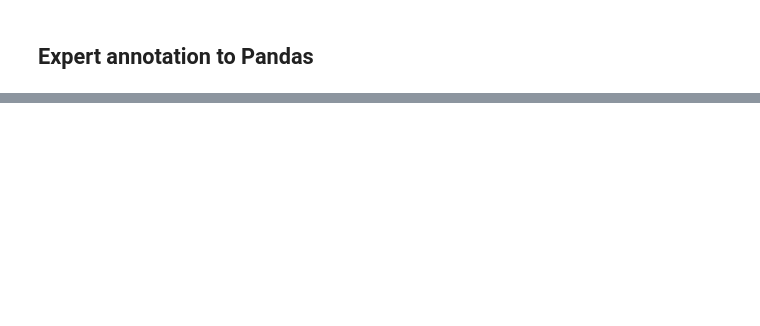
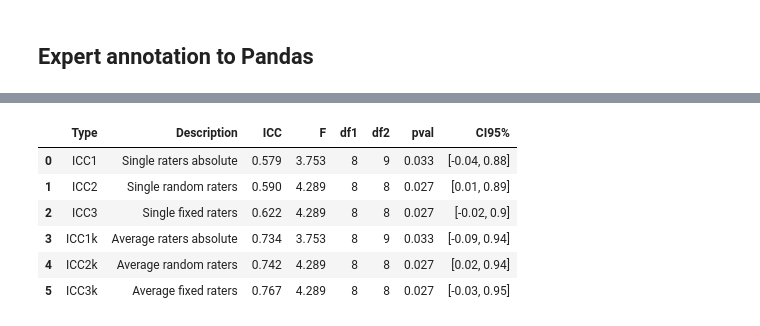
Before and after one commit to unil-ish/Hertziana_IconClass_Public, a Jupyter notebook: analytics/bhmpi_senti_iconclass_experts.ipynb, the cells around one changed output, grey strips where cells are left out. Saved outputs shown, nothing was run; the diff lists cells and outputs as text; code cells hidden in the pictures; blank space fills up the shorter version.

```diff
--- a/analytics/bhmpi_senti_iconclass_experts.ipynb
+++ b/analytics/bhmpi_senti_iconclass_experts.ipynb
@@ -68,0 +141,11 @@ icc
+# %%
+icc = pg.intraclass_corr(data=df, targets='ID', raters='Rater', ratings='introspection').round(3)
+icc
+# %% [output]
+|  | Type | Description | ICC | F | df1 | df2 | pval | CI95% |
+| 0 | ICC1 | Single raters absolute | 0.579 | 3.753 | 8 | 9 | 0.033 | [-0.04, 0.88] |
+| 1 | ICC2 | Single random raters | 0.590 | 4.289 | 8 | 8 | 0.027 | [0.01, 0.89] |
+| 2 | ICC3 | Single fixed raters | 0.622 | 4.289 | 8 | 8 | 0.027 | [-0.02, 0.9] |
+| 3 | ICC1k | Average raters absolute | 0.734 | 3.753 | 8 | 9 | 0.033 | [-0.09, 0.94] |
+| 4 | ICC2k | Average random raters | 0.742 | 4.289 | 8 | 8 | 0.027 | [0.02, 0.94] |
+| 5 | ICC3k | Average fixed raters | 0.767 | 4.289 | 8 | 8 | 0.027 | [-0.03, 0.95] |
```
Also changed, not shown: parts of 14 cells of this notebook, 1 other file.
